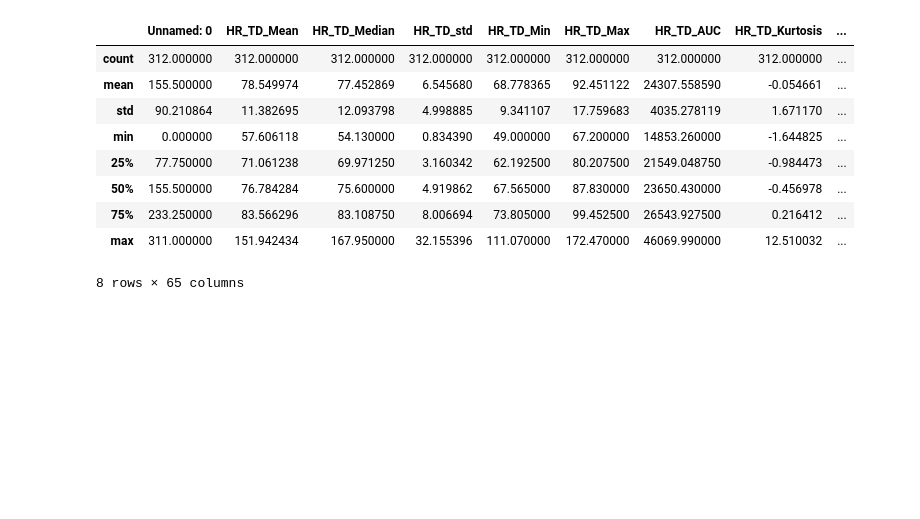
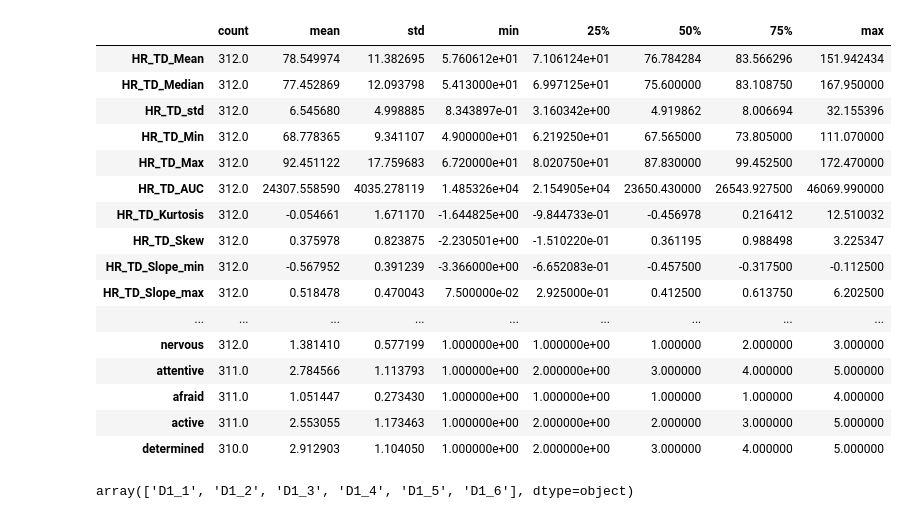
Before and after one commit to Zzanis/Case_1, a Jupyter notebook: case2_explore_Adomas.ipynb, the cells around one changed output. Drawn from its saved outputs; the diff is of its cells as text; code cells hidden in the pictures; blank space fills up the shorter version.

Commit message:
trying to understand cohort

```diff
--- a/case2_explore_Adomas.ipynb
+++ b/case2_explore_Adomas.ipynb
@@ -14,13 +15,21 @@ df.head()
-# %%
-df.describe()
-# %% [output]
-|  | Unnamed: 0 | HR_TD_Mean | HR_TD_Median | HR_TD_std | HR_TD_Min | HR_TD_Max | HR_TD_AUC | HR_TD_Kurtosis | ... |
-| count | 312.000000 | 312.000000 | 312.000000 | 312.000000 | 312.000000 | 312.000000 | 312.000000 | 312.000000 | ... |
-| mean | 155.500000 | 78.549974 | 77.452869 | 6.545680 | 68.778365 | 92.451122 | 24307.558590 | -0.054661 | ... |
-| std | 90.210864 | 11.382695 | 12.093798 | 4.998885 | 9.341107 | 17.759683 | 4035.278119 | 1.671170 | ... |
-| min | 0.000000 | 57.606118 | 54.130000 | 0.834390 | 49.000000 | 67.200000 | 14853.260000 | -1.644825 | ... |
-| 25% | 77.750000 | 71.061238 | 69.971250 | 3.160342 | 62.192500 | 80.207500 | 21549.048750 | -0.984473 | ... |
-| 50% | 155.500000 | 76.784284 | 75.600000 | 4.919862 | 67.565000 | 87.830000 | 23650.430000 | -0.456978 | ... |
-| 75% | 233.250000 | 83.566296 | 83.108750 | 8.006694 | 73.805000 | 99.452500 | 26543.927500 | 0.216412 | ... |
-| max | 311.000000 | 151.942434 | 167.950000 | 32.155396 | 111.070000 | 172.470000 | 46069.990000 | 12.510032 | ... |
-8 rows × 65 columns
+# %%
+pd.set_option('display.max_rows', None)
+df.describe().T
+# %% [output]
+|  | count | mean | std | min | 25% | 50% | 75% | max |
+| HR_TD_Mean | 312.0 | 78.549974 | 11.382695 | 5.760612e+01 | 7.106124e+01 | 76.784284 | 83.566296 | 151.942434 |
+| HR_TD_Median | 312.0 | 77.452869 | 12.093798 | 5.413000e+01 | 6.997125e+01 | 75.600000 | 83.108750 | 167.950000 |
+| HR_TD_std | 312.0 | 6.545680 | 4.998885 | 8.343897e-01 | 3.160342e+00 | 4.919862 | 8.006694 | 32.155396 |
+| HR_TD_Min | 312.0 | 68.778365 | 9.341107 | 4.900000e+01 | 6.219250e+01 | 67.565000 | 73.805000 | 111.070000 |
+| HR_TD_Max | 312.0 | 92.451122 | 17.759683 | 6.720000e+01 | 8.020750e+01 | 87.830000 | 99.452500 | 172.470000 |
+| HR_TD_AUC | 312.0 | 24307.558590 | 4035.278119 | 1.485326e+04 | 2.154905e+04 | 23650.430000 | 26543.927500 | 46069.990000 |
+| HR_TD_Kurtosis | 312.0 | -0.054661 | 1.671170 | -1.644825e+00 | -9.844733e-01 | -0.456978 | 0.216412 | 12.510032 |
+| HR_TD_Skew | 312.0 | 0.375978 | 0.823875 | -2.230501e+00 | -1.510220e-01 | 0.361195 | 0.988498 | 3.225347 |
+| HR_TD_Slope_min | 312.0 | -0.567952 | 0.391239 | -3.366000e+00 | -6.652083e-01 | -0.457500 | -0.317500 | -0.112500 |
+| HR_TD_Slope_max | 312.0 | 0.518478 | 0.470043 | 7.500000e-02 | 2.925000e-01 | 0.412500 | 0.613750 | 6.202500 |
+| ... | ... | ... | ... | ... | ... | ... | ... | ... |
+| nervous | 312.0 | 1.381410 | 0.577199 | 1.000000e+00 | 1.000000e+00 | 1.000000 | 2.000000 | 3.000000 |
+| attentive | 311.0 | 2.784566 | 1.113793 | 1.000000e+00 | 2.000000e+00 | 3.000000 | 4.000000 | 5.000000 |
+| afraid | 311.0 | 1.051447 | 0.273430 | 1.000000e+00 | 1.000000e+00 | 1.000000 | 1.000000 | 4.000000 |
+| active | 311.0 | 2.553055 | 1.173463 | 1.000000e+00 | 2.000000e+00 | 2.000000 | 3.000000 | 5.000000 |
+| determined | 310.0 | 2.912903 | 1.104050 | 1.000000e+00 | 2.000000e+00 | 3.000000 | 4.000000 | 5.000000 |
@@ -26,0 +47,5 @@ df.describe()
+# %%
+df.Cohort.sort_values().unique()
+# why the split of cohort d13?
+# %% [output]
+array(['D1_1', 'D1_2', 'D1_3', 'D1_4', 'D1_5', 'D1_6'], dtype=object)
```
Also changed, not shown: parts of 5 cells of this notebook.
